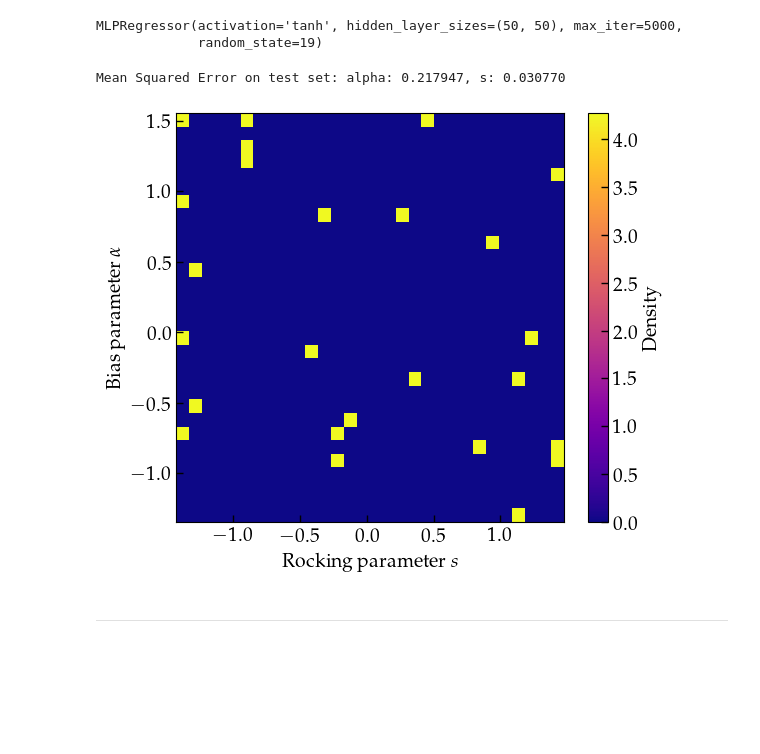
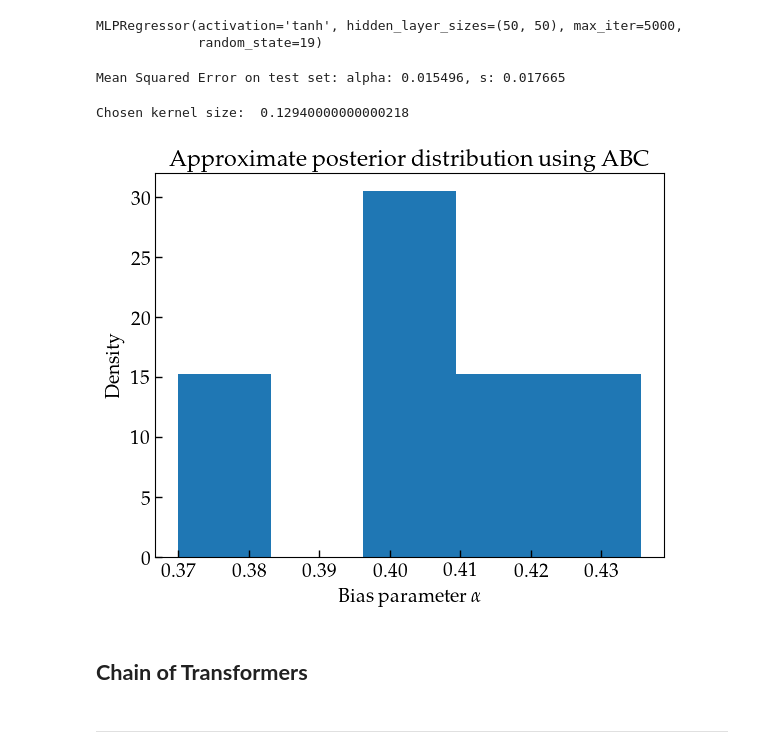
Before and after one commit to stommen/tif345_projects, a Jupyter notebook: project_3/project3_LBOS.ipynb, the cells around one changed output. Cells and saved outputs as stored; diff of their text form; code cells hidden in the pictures; blank space fills up the shorter version.

```diff
--- a/project_3/project3_LBOS.ipynb
+++ b/project_3/project3_LBOS.ipynb
@@ -356,7 +362,7 @@ X_scaled = scaler_X.fit_transform(X)
 Y_scaled = scaler_Y.fit_transform(Y)
 
 X_train, X_test, Y_train, Y_test = train_test_split(X_scaled, Y_scaled, train_size=0.75, random_state=19)
-mlp = MLPRegressor(hidden_layer_sizes=(50, 50), activation='tanh', solver='adam', max_iter=5000, random_state=19, )
+mlp = MLPRegressor(hidden_layer_sizes=(50, 50), activation='tanh', solver='adam', max_iter=5000, random_state=19)
 
 mlp.fit(X_train, Y_train)
 # %% [output]
@@ -366,19 +372,30 @@ MLPRegressor(activation='tanh', hidden_layer_sizes=(50, 50), max_iter=5000,
 
 # Evaluate the model
 Y_pred = mlp.predict(X_test)
+Y_pred = scaler_Y.inverse_transform(Y_pred)
+Y_test = scaler_Y.inverse_transform(Y_test)
 mse = np.mean((Y_test - Y_pred) ** 2, axis=0)
 print(f'Mean Squared Error on test set: alpha: {mse[0]:.6f}, s: {mse[1]:.6f}')
-
-plt.figure(figsize=(6, 5))
-plt.hist2d(Y_pred[:, 1], Y_pred[:, 0], bins=30, density=True, cmap='plasma')
-plt.colorbar(label='Density')
-plt.xlabel(r'Rocking parameter $s$')
-plt.ylabel(r'Bias parameter $\alpha$')
-
-plt.tight_layout()
-plt.show()
 # %% [output]
-Mean Squared Error on test set: alpha: 0.217947, s: 0.030770
+Mean Squared Error on test set: alpha: 0.015496, s: 0.017665
-[figure, removed]
+# %%
+
+results = ABC(y_obs, its, h='cal', cal_its=100, NN=mlp)
+# %% [output]
+Chosen kernel size:  0.12940000000000218
+# %%
+
+plt.figure(figsize=(6, 5))
+plt.hist(results['alpha'], bins=5, density=True)
+plt.xlabel(r'Bias parameter $\alpha$')
+plt.ylabel(r'Density')
+plt.title('Approximate posterior distribution using ABC')
+
+plt.tight_layout()
+plt.show()
+# %% [output]
+[figure, added]
+# %% [markdown]
+## **Chain of Transformers**
 # %% [markdown]
 ---
```
Also changed, not shown: parts of 4 cells of this notebook.
